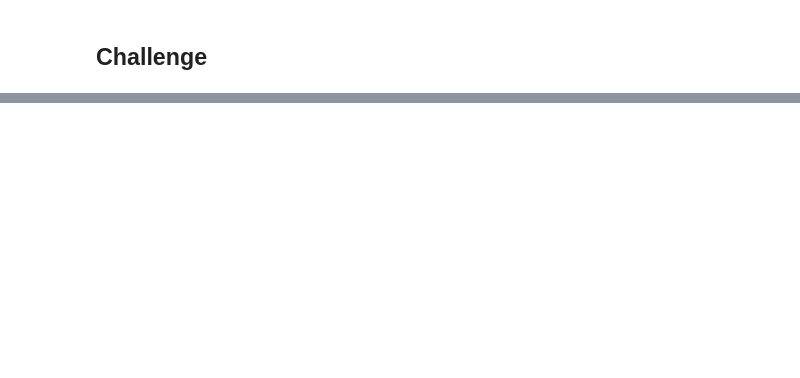
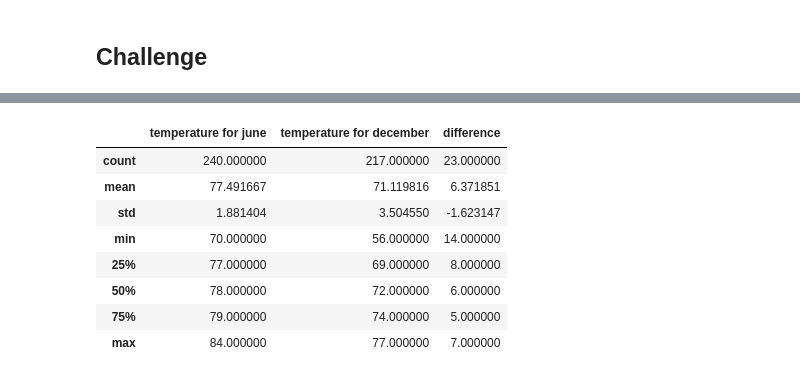
Before and after one commit to shaunwang1350/M9_SQLlite, a Jupyter notebook: climate_analysis.ipynb, the cells around one changed output, grey strips where cells are left out. Saved outputs shown, nothing was run; the diff lists cells and outputs as text; code cells hidden in the pictures; blank space fills up the shorter version.

```diff
--- a/climate_analysis.ipynb
+++ b/climate_analysis.ipynb
@@ -117,0 +274,14 @@ plt.tight_layout()
+# %%
+tobs_comp_df = june_tobs_stats_df.join(dec_tobs_stats_df, lsuffix=' for june', rsuffix=' for december')
+tobs_comp_df['difference'] = tobs_comp_df['temperature for june'] - tobs_comp_df['temperature for december']
+tobs_comp_df
+# %% [output]
+|  | temperature for june | temperature for december | difference |
+| count | 240.000000 | 217.000000 | 23.000000 |
+| mean | 77.491667 | 71.119816 | 6.371851 |
+| std | 1.881404 | 3.504550 | -1.623147 |
+| min | 70.000000 | 56.000000 | 14.000000 |
+| 25% | 77.000000 | 69.000000 | 8.000000 |
+| 50% | 78.000000 | 72.000000 | 6.000000 |
+| 75% | 79.000000 | 74.000000 | 5.000000 |
+| max | 84.000000 | 77.000000 | 7.000000 |
```
Also changed, not shown: parts of 10 cells of this notebook, 2 other files.
